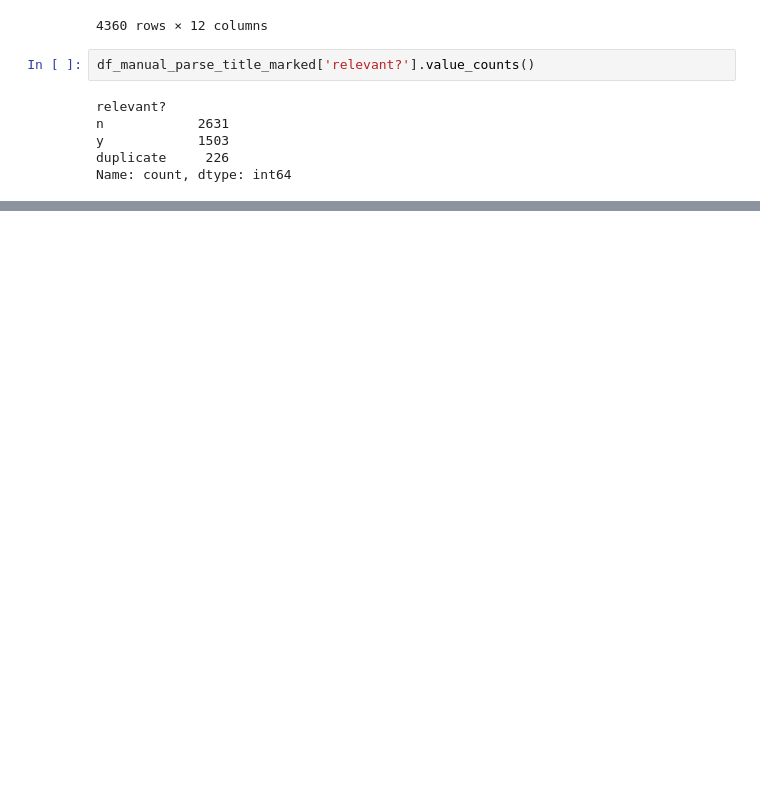
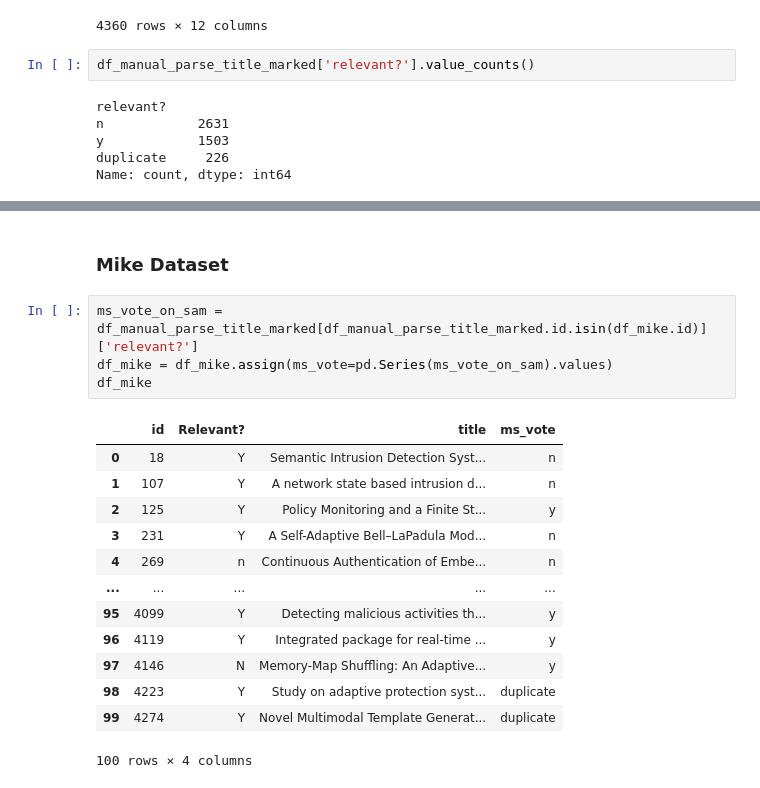
Before and after one commit to mstadler-jku/literature-search-tool-SLR, a Jupyter notebook: src/main/python/at/jku/scsl/main/03_manual_parse_title.ipynb, the cells around one changed output, grey strips where cells are left out. Saved outputs shown, nothing was run; the diff lists cells and outputs as text; blank space fills up the shorter version.

```diff
--- a/src/main/python/at/jku/scsl/main/03_manual_parse_title.ipynb
+++ b/src/main/python/at/jku/scsl/main/03_manual_parse_title.ipynb
@@ -137,0 +185,20 @@ Name: count, dtype: int64
+# %% [markdown]
+### Mike Dataset
+# %%
+ms_vote_on_sam = df_manual_parse_title_marked[df_manual_parse_title_marked.id.isin(df_mike.id)]['relevant?']
+df_mike = df_mike.assign(ms_vote=pd.Series(ms_vote_on_sam).values)
+df_mike
+# %% [output]
+|  | id | Relevant? | title | ms_vote |
+| 0 | 18 | Y | Semantic Intrusion Detection Syst... | n |
+| 1 | 107 | Y | A network state based intrusion d... | n |
+| 2 | 125 | Y | Policy Monitoring and a Finite St... | y |
+| 3 | 231 | Y | A Self-Adaptive Bell–LaPadula Mod... | n |
+| 4 | 269 | n | Continuous Authentication of Embe... | n |
+| ... | ... | ... | ... | ... |
+| 95 | 4099 | Y | Detecting malicious activities th... | y |
+| 96 | 4119 | Y | Integrated package for real-time ... | y |
+| 97 | 4146 | N | Memory-Map Shuffling: An Adaptive... | y |
+| 98 | 4223 | Y | Study on adaptive protection syst... | duplicate |
+| 99 | 4274 | Y | Novel Multimodal Template Generat... | duplicate |
+100 rows × 4 columns
```
Also changed, not shown: parts of 7 cells of this notebook, 4 other files.
